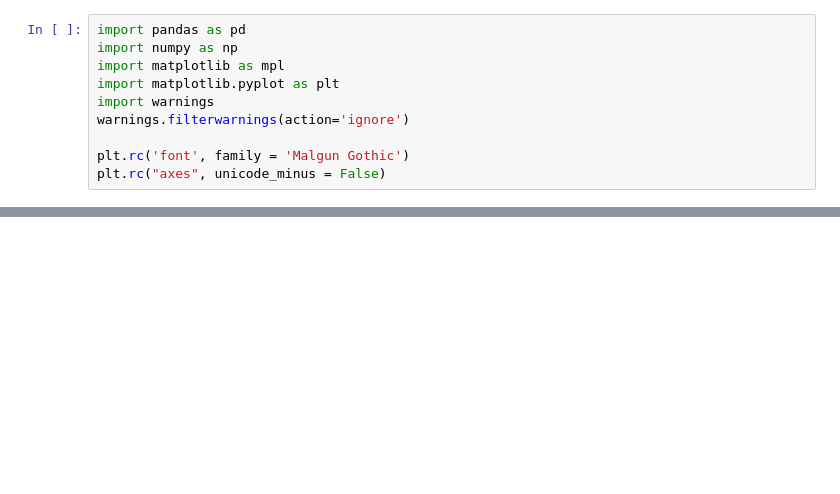
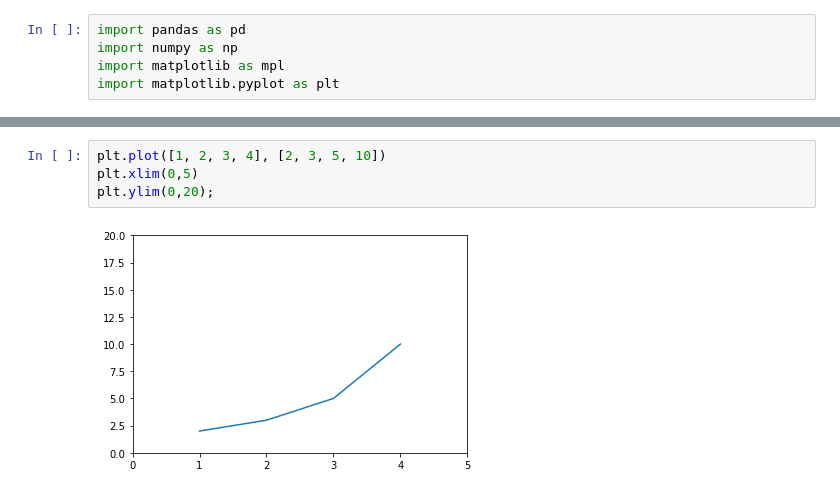
Before and after one commit to unknown-jun/Data-Visualization, a Jupyter notebook: matplotlib/L03. Font_Manager ~ Plot_Legend.ipynb, the cells around one changed output, grey strips where cells are left out. Drawn from its saved outputs; the diff is of its cells as text; blank space fills up the shorter version.

```diff
--- a/matplotlib/L03. Font_Manager ~ Plot_Legend.ipynb
+++ b/matplotlib/L03. Font_Manager ~ Plot_Legend.ipynb
@@ -3,8 +9,3 @@ import pandas as pd
 import numpy as np
 import matplotlib as mpl
 import matplotlib.pyplot as plt
-import warnings
-warnings.filterwarnings(action='ignore')
-
-plt.rc('font', family = 'Malgun Gothic')
-plt.rc("axes", unicode_minus = False)
@@ -145,0 +16,6 @@ plt.clim(-1, 1);
+# %%
+plt.plot([1, 2, 3, 4], [2, 3, 5, 10])
+plt.xlim(0,5)
+plt.ylim(0,20);
+# %% [output]
+[figure, added]
```
Also changed, not shown: parts of 20 cells of this notebook.
